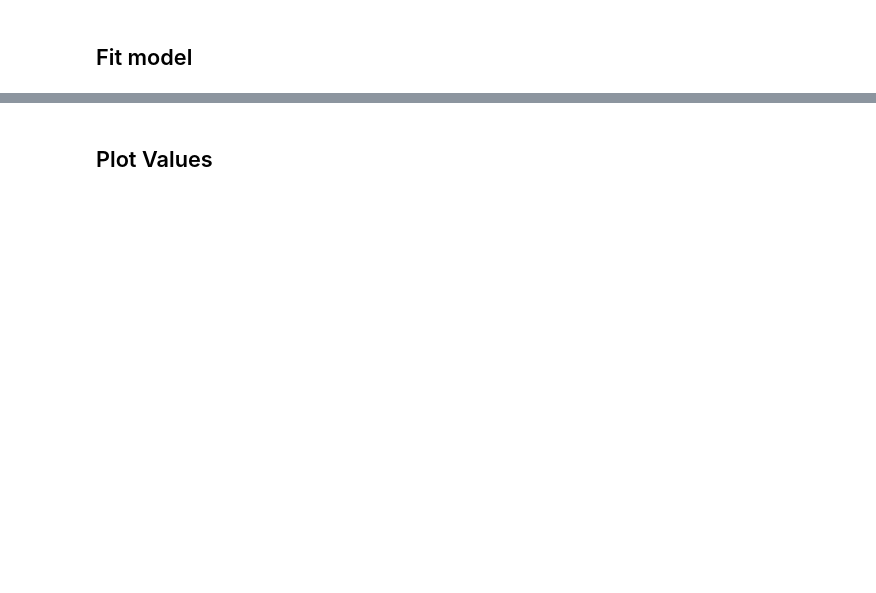
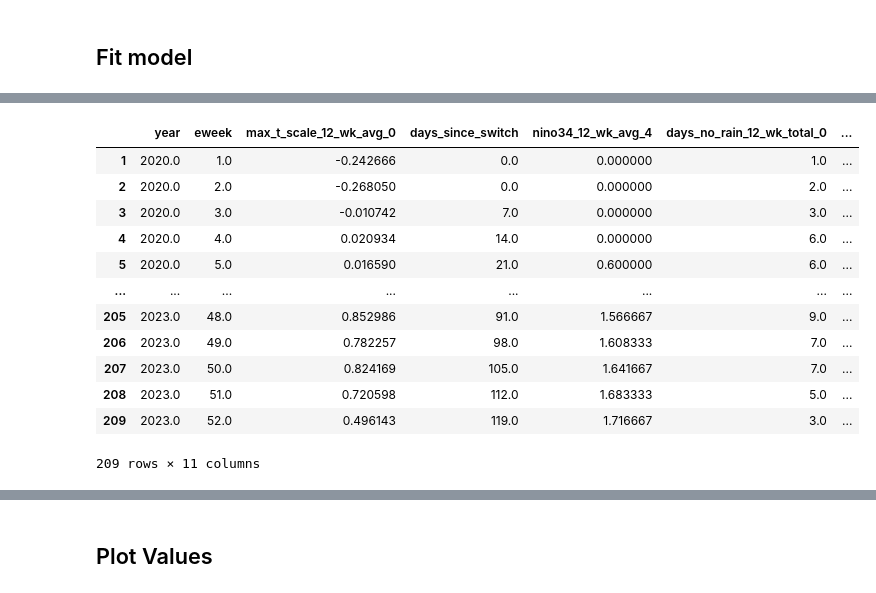
Before and after one commit to etheleon/dengue, a Jupyter notebook: notebooks/model.ipynb, the cells around one changed output, grey strips where cells are left out. Drawn from its saved outputs; the diff is of its cells as text; code cells hidden in the pictures; blank space fills up the shorter version.

```diff
--- a/notebooks/model.ipynb
+++ b/notebooks/model.ipynb
@@ -46,6 +48,21 @@ model.fit()
 # %%
 # with observed cases
 input_data = model.get_data()
+input_data
+# %% [output]
+|  | year | eweek | max_t_scale_12_wk_avg_0 | days_since_switch | nino34_12_wk_avg_4 | days_no_rain_12_wk_total_0 | ... |
+| 1 | 2020.0 | 1.0 | -0.242666 | 0.0 | 0.000000 | 1.0 | ... |
+| 2 | 2020.0 | 2.0 | -0.268050 | 0.0 | 0.000000 | 2.0 | ... |
+| 3 | 2020.0 | 3.0 | -0.010742 | 7.0 | 0.000000 | 3.0 | ... |
+| 4 | 2020.0 | 4.0 | 0.020934 | 14.0 | 0.000000 | 6.0 | ... |
+| 5 | 2020.0 | 5.0 | 0.016590 | 21.0 | 0.600000 | 6.0 | ... |
+| ... | ... | ... | ... | ... | ... | ... | ... |
+| 205 | 2023.0 | 48.0 | 0.852986 | 91.0 | 1.566667 | 9.0 | ... |
+| 206 | 2023.0 | 49.0 | 0.782257 | 98.0 | 1.608333 | 7.0 | ... |
+| 207 | 2023.0 | 50.0 | 0.824169 | 105.0 | 1.641667 | 7.0 | ... |
+| 208 | 2023.0 | 51.0 | 0.720598 | 112.0 | 1.683333 | 5.0 | ... |
+| 209 | 2023.0 | 52.0 | 0.496143 | 119.0 | 1.716667 | 3.0 | ... |
+209 rows × 11 columns
 # %%
 # with predicted cases
 fitted_values_df = model.get_fitted_values()
```
Also changed, not shown: parts of 4 cells of this notebook, 4 other files.
